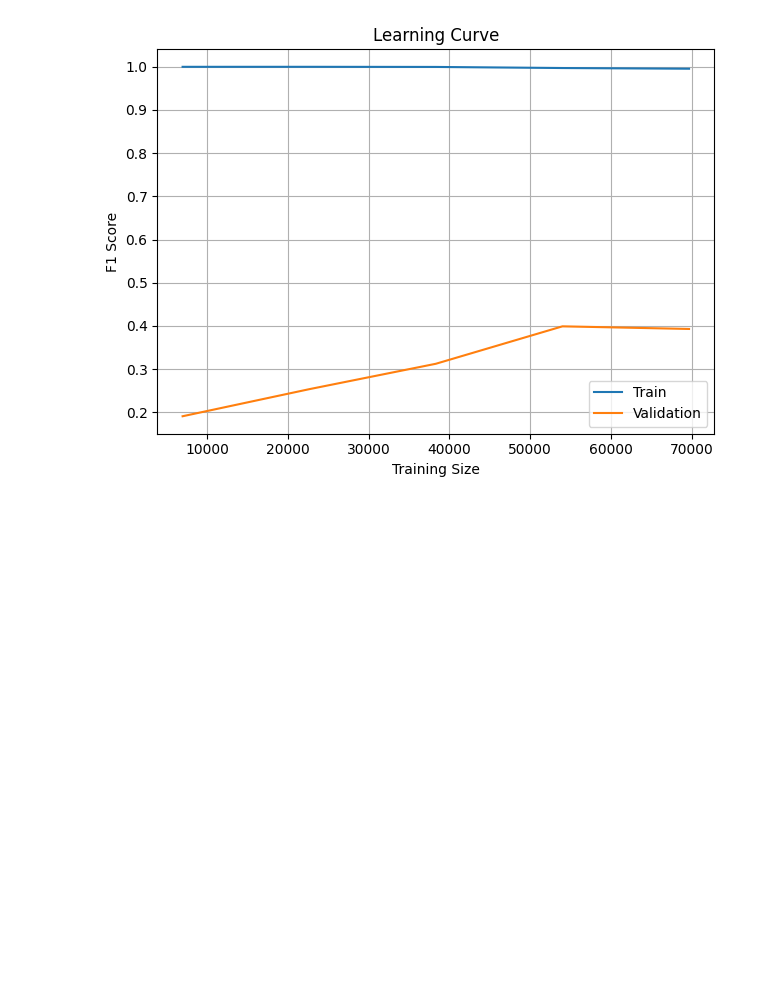
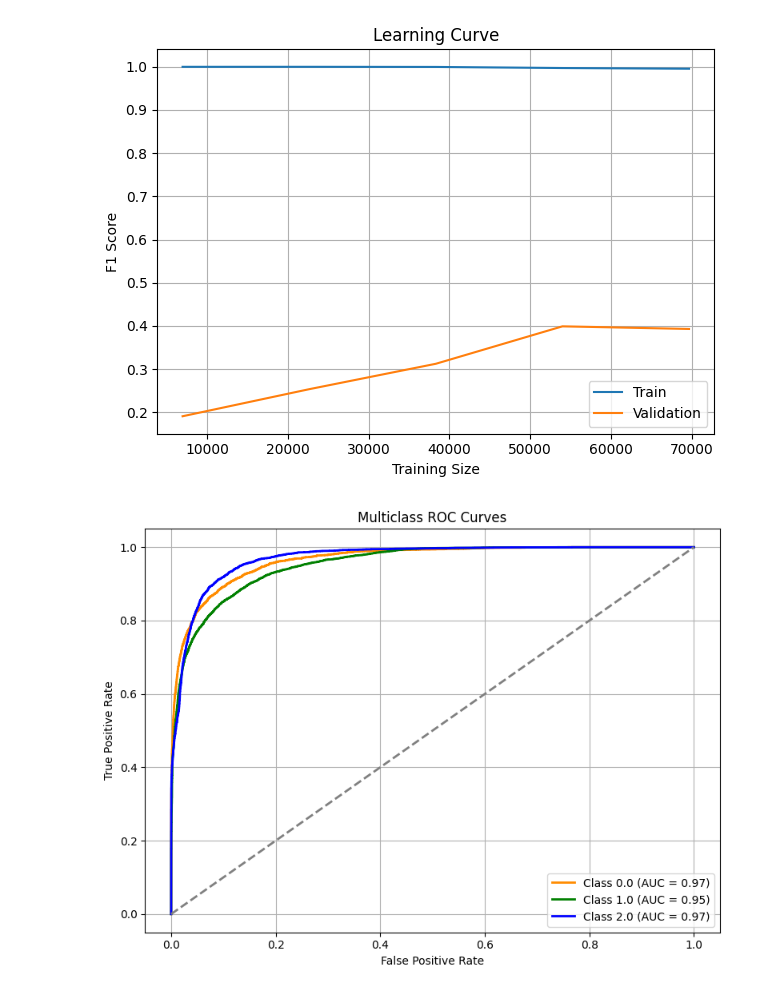
Before and after one commit to GavinSaiun/Motion-Based-Table-Tennis-Skill-Prediction, a Jupyter notebook: randomForest.ipynb, the cells around one changed output. Drawn from its saved outputs; the diff is of its cells as text; code cells hidden in the pictures; blank space fills up the shorter version.

```diff
--- a/randomForest.ipynb
+++ b/randomForest.ipynb
@@ -161,3 +150,67 @@ plt.tight_layout()
 plt.show()
 # %% [output]
 [figure]
+# %%
+import numpy as np
+import pandas as pd
+import matplotlib.pyplot as plt
+from sklearn.ensemble import RandomForestClassifier
+from sklearn.preprocessing import label_binarize, StandardScaler
+from sklearn.metrics import roc_curve, auc
+from sklearn.multiclass import OneVsRestClassifier
+from sklearn.model_selection import train_test_split
+from sklearn.pipeline import Pipeline
+
+df_sensor = pd.read_csv("datasets/assignTTSWING_sensor_only.csv")
+X = df_sensor.drop(columns=['playYears'])
+y = df_sensor['playYears']
+classes = np.unique(y)
+n_classes = len(classes)
+
+y_bin = label_binarize(y, classes=classes)
+
+
+X_train, X_test, y_train, y_test = train_test_split(
+    X, y_bin, test_size=0.2, stratify=y, random_state=42
+)
+
+pipeline = Pipeline([
+    ('scaler', StandardScaler()),
+    ('rf', OneVsRestClassifier(RandomForestClassifier(
+        n_estimators=200,
+        max_depth=30,
+        min_samples_split=10,
+        min_samples_leaf=4,
+        class_weight='balanced',
+        random_state=42,
+        n_jobs=-1
+    )))
+])
+
+pipeline.fit(X_train, y_train)
+
+y_score = pipeline.predict_proba(X_test)
+
+fpr = dict()
+tpr = dict()
+roc_auc = dict()
+for i in range(n_classes):
+    fpr[i], tpr[i], _ = roc_curve(y_test[:, i], y_score[:, i])
+    roc_auc[i] = auc(fpr[i], tpr[i])
+
+plt.figure(figsize=(8, 6))
+colors = ['darkorange', 'green', 'blue']
+for i in range(n_classes):
+    plt.plot(fpr[i], tpr[i], color=colors[i], lw=2,
+             label=f"Class {classes[i]} (AUC = {roc_auc[i]:.2f})")
+
+plt.plot([0, 1], [0, 1], color='gray', lw=2, linestyle='--')
+plt.xlabel("False Positive Rate")
+plt.ylabel("True Positive Rate")
+plt.title("Multiclass ROC Curves")
+plt.legend(loc="lower right")
+plt.grid(True)
+plt.tight_layout()
+plt.show()
+# %% [output]
+[figure, added]
```
Also changed, not shown: parts of 6 cells of this notebook, 4 other files.
